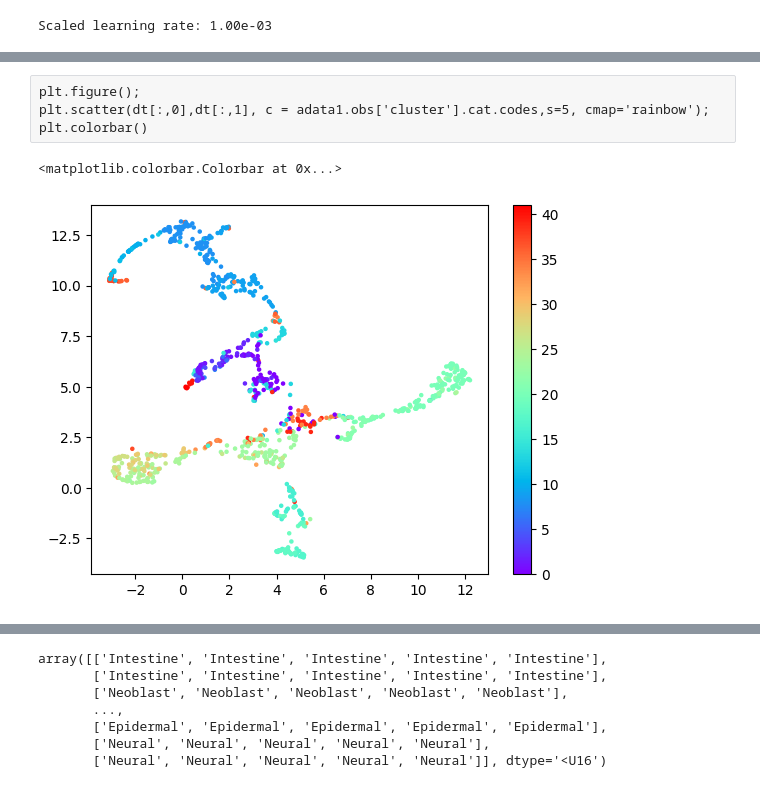
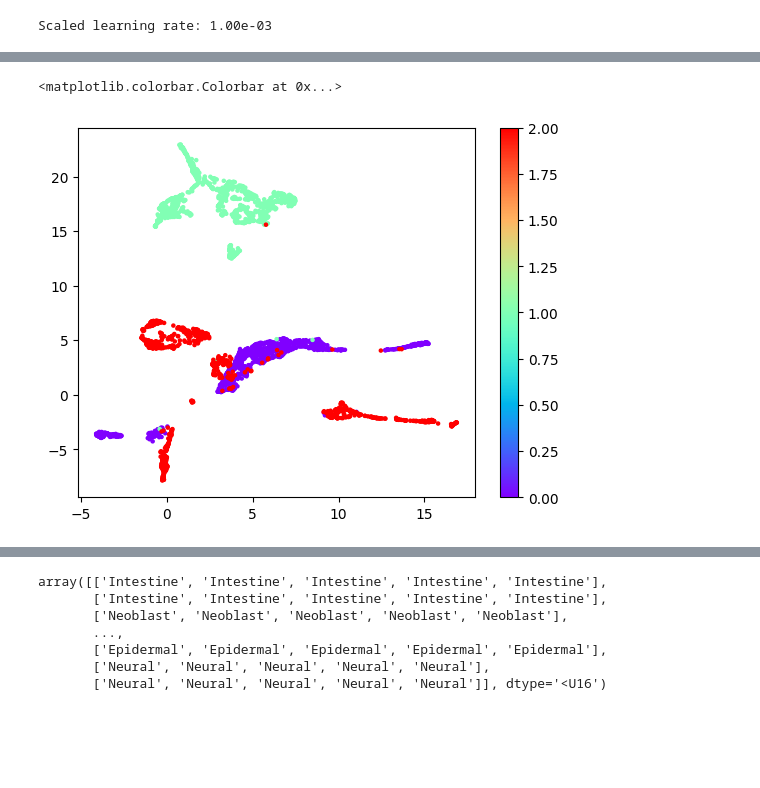
Before and after one commit to atarashansky/cross-species-vae, a Jupyter notebook: vae.ipynb, the cells around one changed output, grey strips where cells are left out. Cells and saved outputs as stored; diff of their text form; code cells hidden in the pictures; blank space fills up the shorter version.

```diff
--- a/vae.ipynb
+++ b/vae.ipynb
@@ -32,14 +32,14 @@ df = pd.concat(dfs,axis=0)
 species_gene_ogs = {
     "planarian": {},
     "schisto": {},
-    # "hydra": {}
+    "hydra": {}
 }
 
 # Map genes to species using your AnnData objects
 species_genes = {
     "planarian": set(adata1.var_names),
     "schisto": set(adata2.var_names),
-    # "hydra": set(adata3.var_names)
+    "hydra": set(adata3.var_names)
 }
 
 # Create OG mappings for each species
@@ -128,8 +128,8 @@ batch_size = 32
 data_module = CrossSpeciesDataModule(
     species_data = {
         "planarian": adata1,
-        # "schisto": adata2,
-        # "hydra": adata3,
+        "schisto": adata2,
+        "hydra": adata3,
     },
     batch_size=batch_size,
     num_workers=0,
@@ -146,9 +146,10 @@ species_vocab_sizes = data_module.species_vocab_sizes
 model = CrossSpeciesVAE(
     species_vocab_sizes=species_vocab_sizes,
     homology_edges=homology_edges,
+    homology_scores=homology_scores,
     n_latent=128,
     hidden_dims=[128],
-    dropout_rate=0.1,
+    dropout_rate=0.2,
     base_learning_rate=1e-3,
     batch_size=batch_size,
     base_batch_size=32,
@@ -162,7 +163,7 @@ model = CrossSpeciesVAE(
     # loss weights
     species_weight=0.0,
     recon_weight=1.0,
-    homology_weight=0.0,
+    homology_weight=1.0,
     l1_weight=0.0,
 )
 
@@ -280,5 +281,6 @@ for loss_type in ["loss", "direct_kl", "cross_species_kl", "direct_recon_loss",
 # %%
 output, s = model.get_latent_embeddings({"planarian": adata1,
-                                          # "schisto": adata2,
-                                         # "hydra": adata3,
+                                          "schisto": adata2,
+                                         "hydra": adata3,
 })
+s=s.cpu().numpy()
@@ -287,12 +304,9 @@ import matplotlib.pyplot as plt
 import umap
 
 dt = umap.UMAP(n_components=2).fit_transform(output)
-# %% [raw]
-plt.figure();
-plt.scatter(dt[:,0],dt[:,1], c = adata1.obs['cluster'].cat.codes,s=5, cmap='rainbow'); plt.colorbar()
 # %%
 plt.figure();
-plt.scatter(dt[:,0],dt[:,1], c = adata1.obs['cluster'].cat.codes,s=5, cmap='rainbow'); plt.colorbar()
+plt.scatter(dt[:,0],dt[:,1], c = s,s=5, cmap='rainbow'); plt.colorbar()
 # %% [output]
 <matplotlib.colorbar.Colorbar at 0x...>
-[figure, old version]
+[figure, new version]
```
Also changed, not shown: parts of 13 cells of this notebook, 2 other files.
